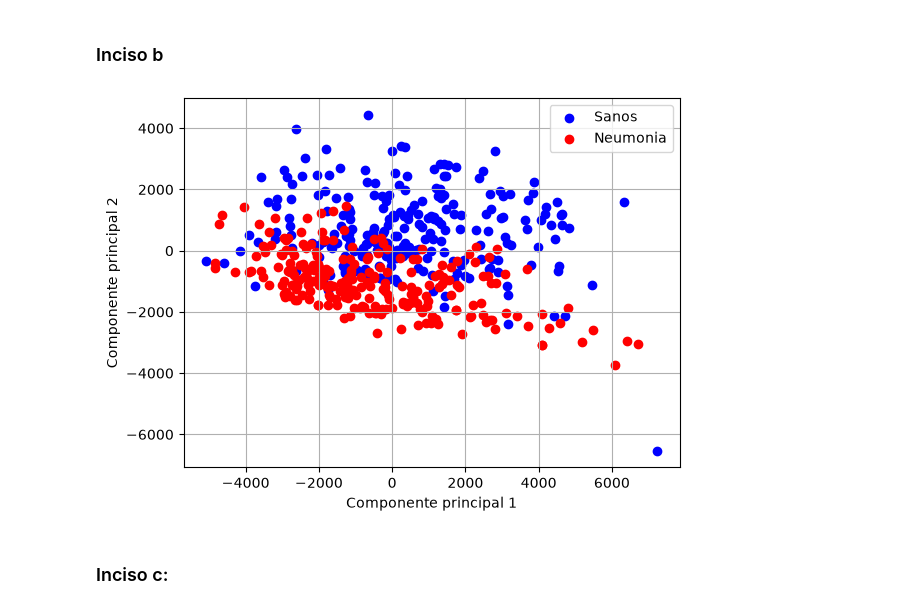
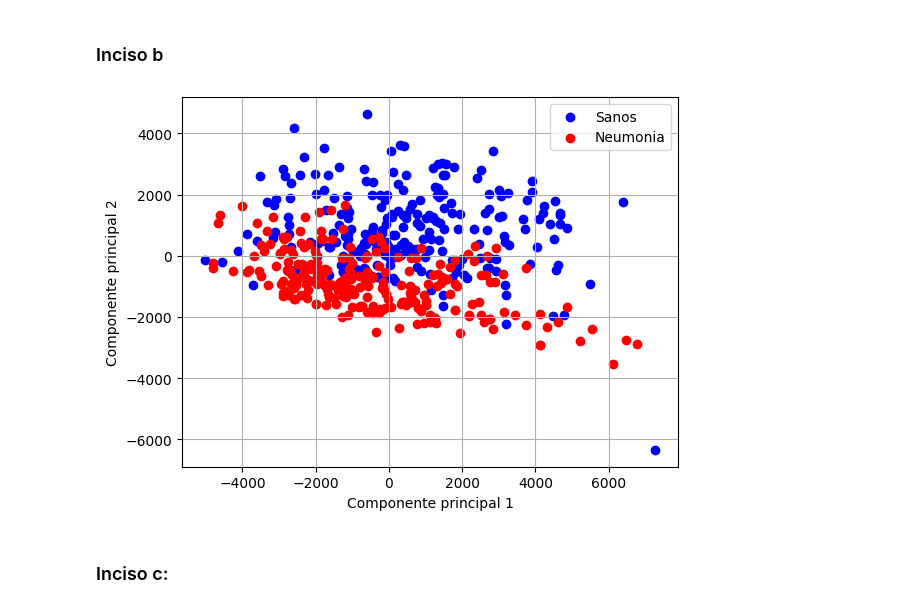
Before and after one commit to LuzCatania/IyE-TP1, a Jupyter notebook: TP1_IyE.ipynb, the cells around one changed output. Cells and saved outputs as stored; diff of their text form; code cells hidden in the pictures.

```diff
--- a/TP1_IyE.ipynb
+++ b/TP1_IyE.ipynb
@@ -87,37 +87,35 @@ Accuracy: 0.8183760683760684
 #Restamos la esperanza a X_train y X_test para centrarlos
 media_train = np.mean(X_train_vec, axis=0)
 X_train_centrado = X_train_vec - media_train
 media_test = np.mean(X_test_vec, axis=0)
-##Buscando para el dos me dice que reste media train, despues podría preguntar (voy a probar como queda)
-#X_test_centrado = X_test_vec - media_test
-X_test_centrado=X_test_vec-media_train
+X_test_centrado = X_test_vec - media_test
 #Aplicamos SVD
 U, S, Vt = np.linalg.svd(X_train_centrado, full_matrices=False)
 
 #Definimos una funcion que utiliza X_train para crear la matriz de proyeccion y dado un k proyecta x_test en el espacio de k componentes principales
 def proyectar_componentes_principales(k):
     Vk=Vt[:k].T
     proyeccion=X_test_centrado@Vk
     return proyeccion
 #Usamos la funcion para proyectar X_test en el espaxio de las dos primeras componentes principales
 proyeccion_k_2=proyectar_componentes_principales(2)
 
 #Graficamos el resultado de la proyeccion asignandole colores (segun la clase a la que verdaderamente pertenecen)
 plt.figure()
 #Obtenemos los indices que pertenecen a cada clase
 sanos=y_test==0
 neumonia=y_test==1
 
 plt.grid()
 #Azul son los sanos y rojos los que tienen neumonia
 plt.scatter(proyeccion_k_2[sanos,0],proyeccion_k_2[sanos,1],color="blue",label="Sanos")
 plt.scatter(proyeccion_k_2[neumonia,0],proyeccion_k_2[neumonia,1],color="red",label="Neumonia")
 plt.xlabel("Componente principal 1")
 plt.ylabel("Componente principal 2")
 plt.legend()
 plt.show()
 # %% [output]
-[figure, old version]
+[figure, new version]
 # %% [markdown]
 ### Inciso c:
 # %%
```
Also changed, not shown: parts of 3 cells of this notebook.
